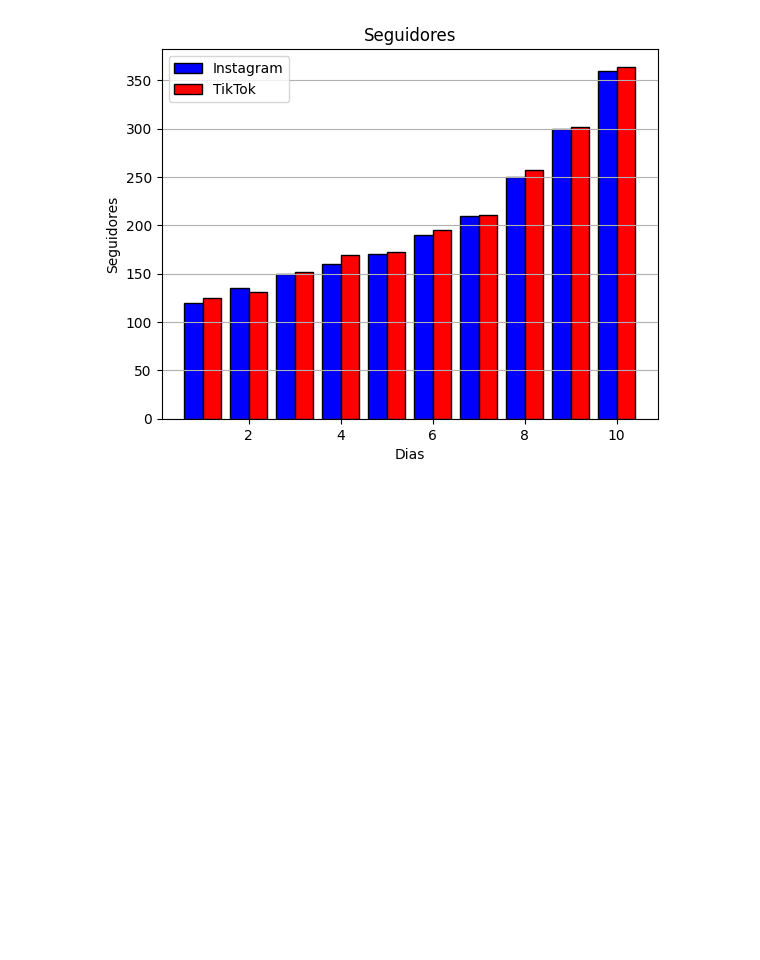
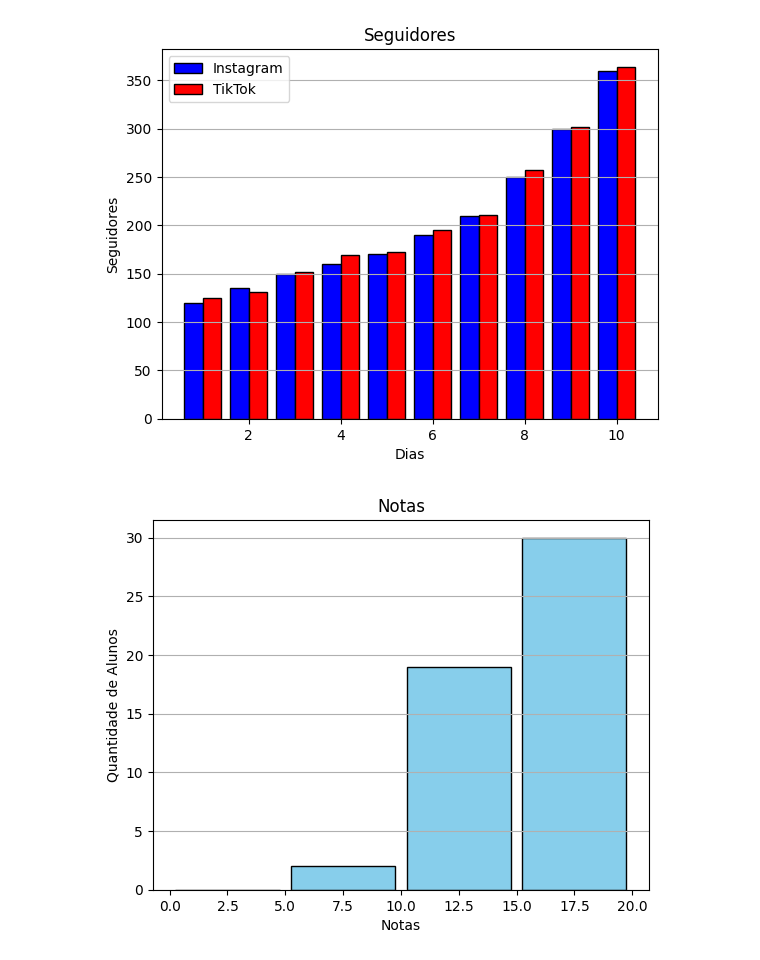
Before and after one commit to Didass7/DataScienceTraining, a Jupyter notebook: notebooks/matplotlibTraining2.ipynb, the cells around one changed output. Cells and saved outputs as stored; diff of their text form; code cells hidden in the pictures; blank space fills up the shorter version.

```diff
--- a/notebooks/matplotlibTraining2.ipynb
+++ b/notebooks/matplotlibTraining2.ipynb
@@ -44,3 +44,15 @@ plt.legend()
 # %% [output]
 <matplotlib.legend.Legend at 0x...>
 [figure]
+# %%
+notas = [12, 15, 14, 10, 18, 16, 9, 14, 17, 13,
+         11, 12, 16, 15, 8, 19, 14, 10, 12, 13,
+         17, 18, 12, 14, 15, 11, 13, 16, 10, 14]
+
+plt.hist(notas, bins=[0,5,10,15,20], color="skyblue", edgecolor="black", cumulative=True, rwidth=0.9)
+plt.title("Notas")
+plt.ylabel("Quantidade de Alunos")
+plt.xlabel("Notas")
+plt.grid(axis="y")
+# %% [output]
+[figure, added]
```
Also changed, not shown: parts of 3 cells of this notebook, 1 other file.
